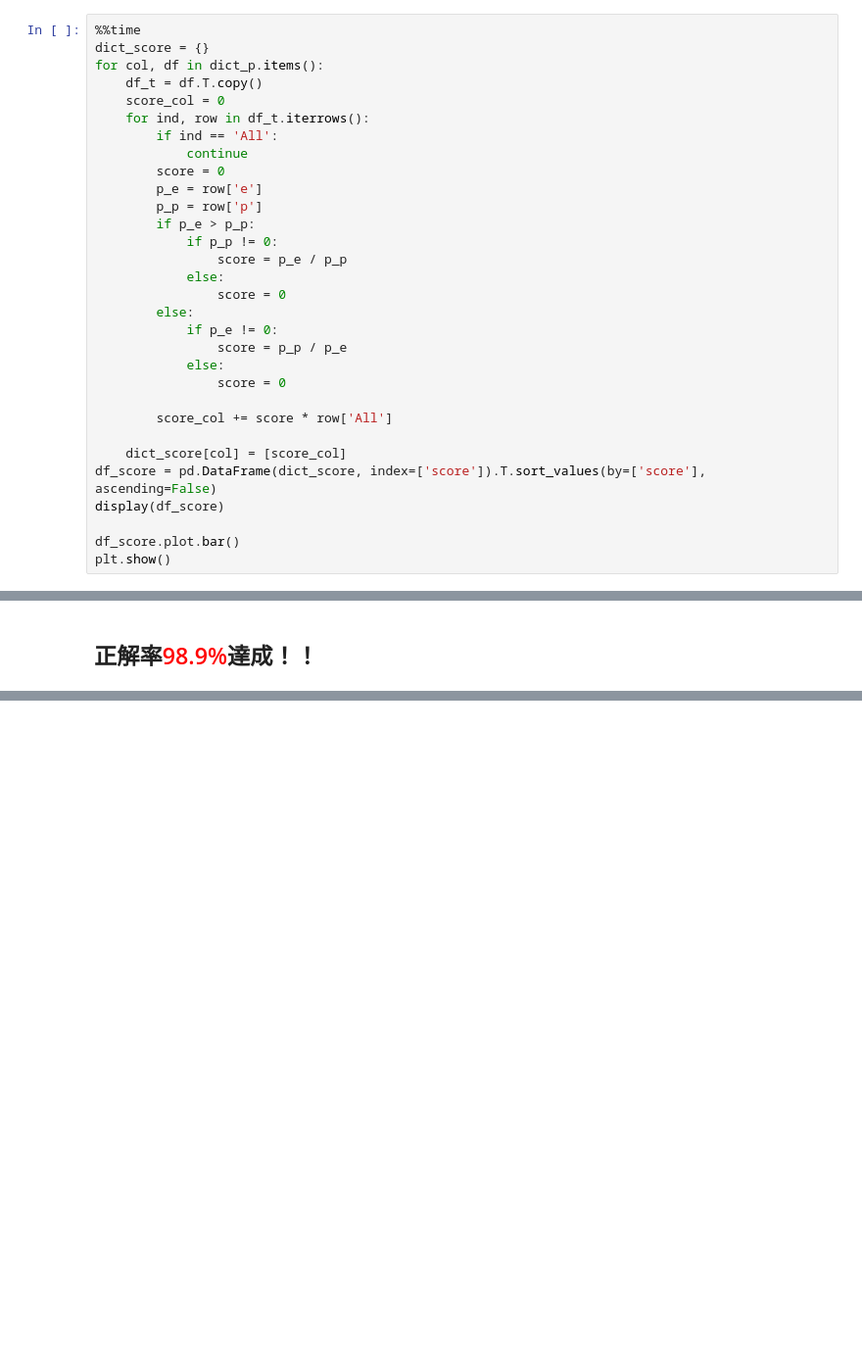
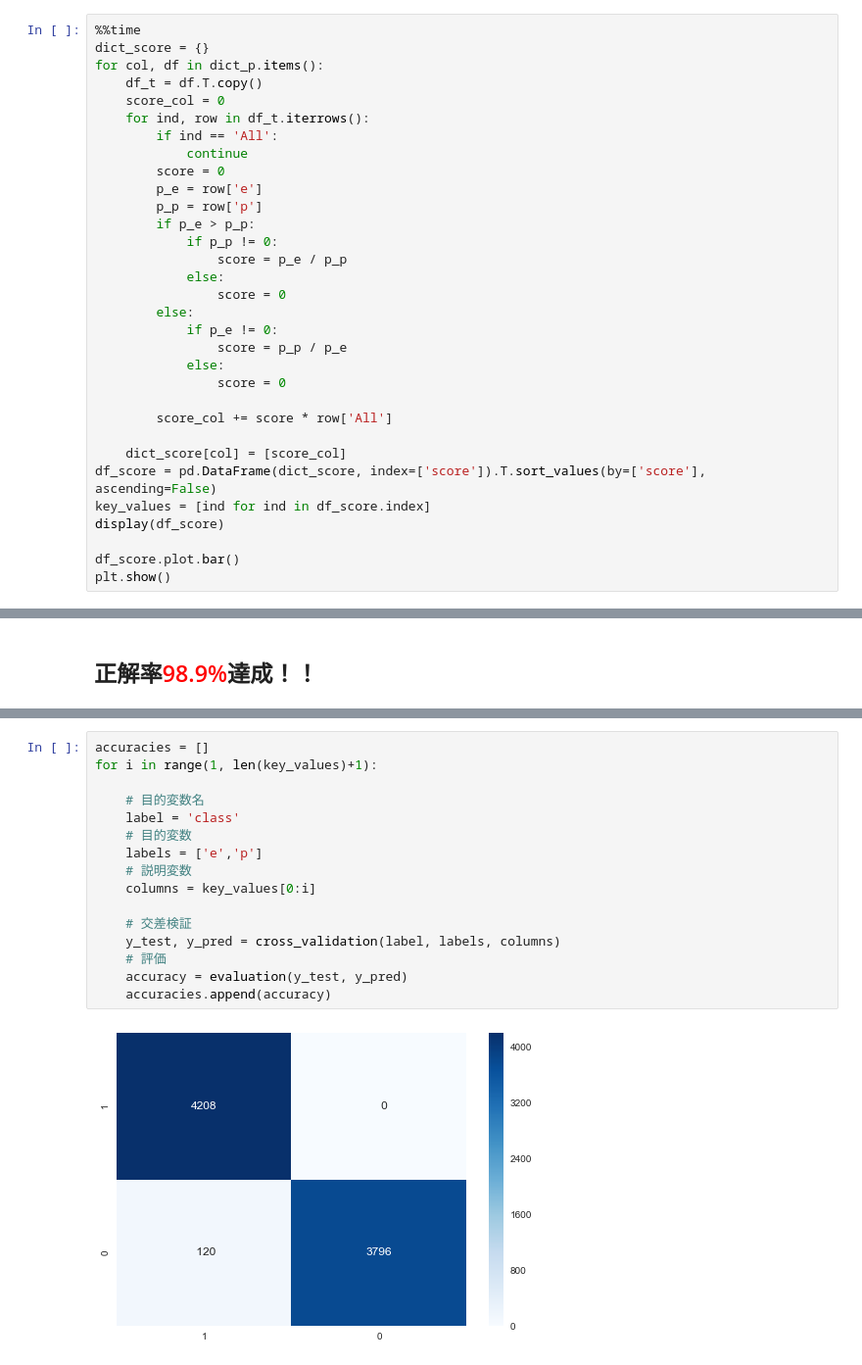
Before and after one commit to nabe-tomohiro/study, a Jupyter notebook: data_science/kaggle/mushroom_classification.ipynb, the cells around one changed output, grey strips where cells are left out. Shown at 98% size. Saved outputs shown, nothing was run; the diff lists cells and outputs as text; blank space fills up the shorter version.

```diff
--- a/data_science/kaggle/mushroom_classification.ipynb
+++ b/data_science/kaggle/mushroom_classification.ipynb
@@ -690,6 +690,7 @@ for col, df in dict_p.items():
 
     dict_score[col] = [score_col]
 df_score = pd.DataFrame(dict_score, index=['score']).T.sort_values(by=['score'], ascending=False)
+key_values = [ind for ind in df_score.index]
 display(df_score)
 
 df_score.plot.bar()
@@ -843,0 +871,18 @@ F1      ：98.875%
+# %%
+accuracies = []
+for i in range(1, len(key_values)+1):
+
+    # 目的変数名
+    label = 'class'
+    # 目的変数
+    labels = ['e','p']
+    # 説明変数
+    columns = key_values[0:i]
+
+    # 交差検証
+    y_test, y_pred = cross_validation(label, labels, columns)
+    # 評価
+    accuracy = evaluation(y_test, y_pred)
+    accuracies.append(accuracy)
+# %% [output]
+[figure, added]
```
Also changed, not shown: parts of 8 cells of this notebook.
